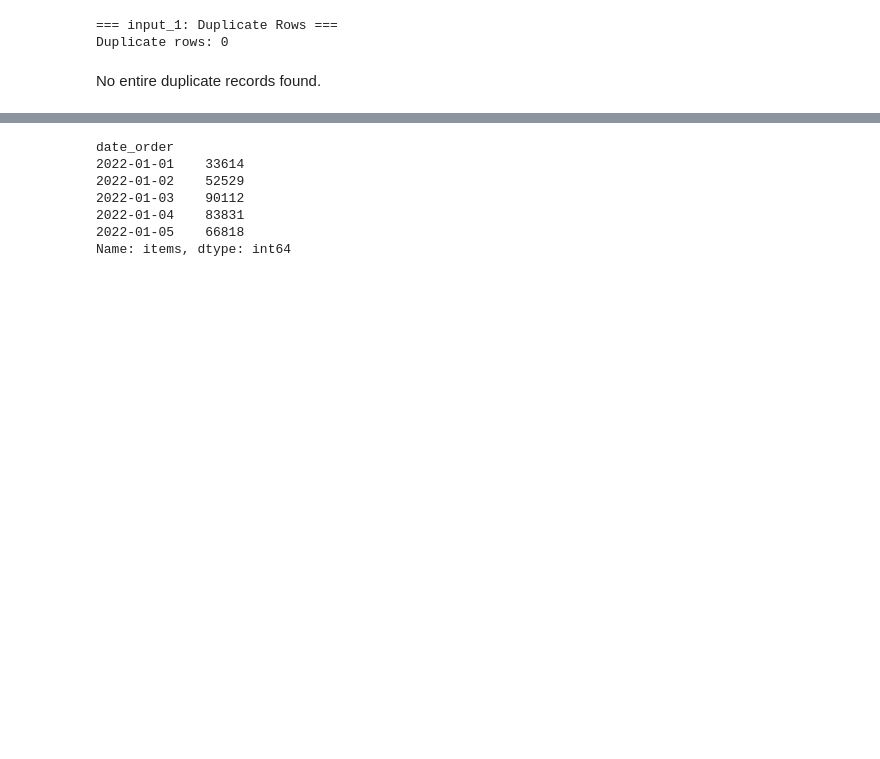
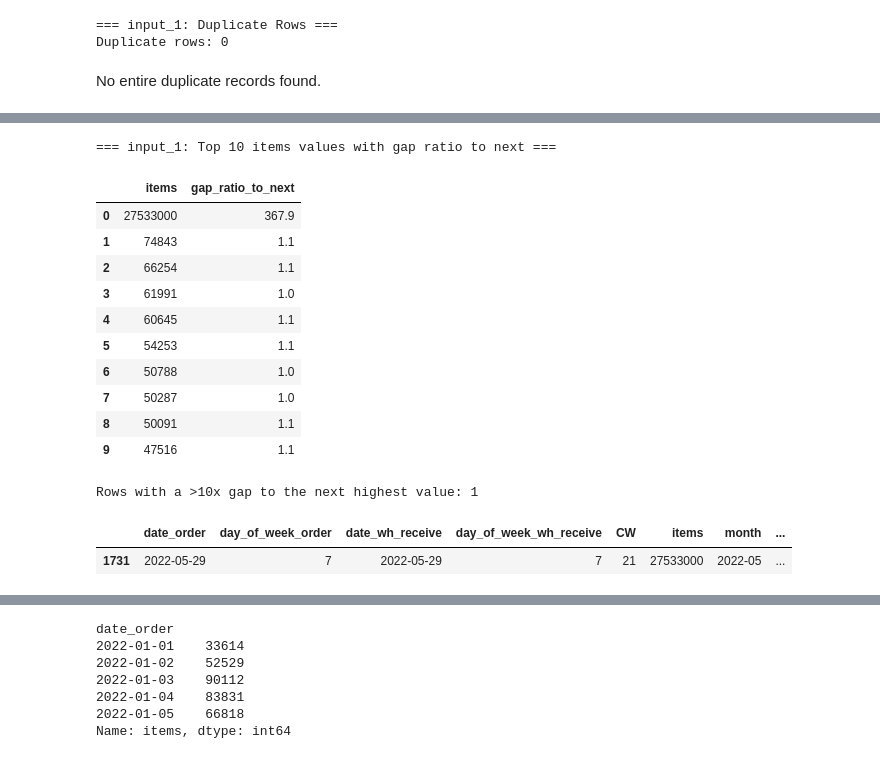
Before and after one commit to traha-89/zalando_fcst_case_study, a Jupyter notebook: analysis.ipynb, the cells around one changed output, grey strips where cells are left out. Drawn from its saved outputs; the diff is of its cells as text; code cells hidden in the pictures; blank space fills up the shorter version.

```diff
--- a/analysis.ipynb
+++ b/analysis.ipynb
@@ -116,0 +159,36 @@ No entire duplicate records found.
+# %%
+### input_1: Outlier check on items (magnitude gap check)
+sorted_items = hist["items"].sort_values(ascending=False).reset_index(drop=True)
+gap_ratio = sorted_items / sorted_items.shift(-1)
+
+print("=== input_1: Top 10 items values with gap ratio to next ===")
+top10 = pd.DataFrame({
+    "items": sorted_items[:10],
+    "gap_ratio_to_next": gap_ratio[:10].round(1)
+})
+display(top10)
+
+# Flag rows where gap ratio exceeds 10x
+threshold = 10
+anomalies = hist[hist["items"] >= sorted_items[gap_ratio[gap_ratio > threshold].index[0]]] \
+    if (gap_ratio > threshold).any() else pd.DataFrame()
+
+print(f"\nRows with a >10x gap to the next highest value: {len(anomalies)}")
+if len(anomalies) > 0:
+    display(anomalies)
+# %% [output]
+=== input_1: Top 10 items values with gap ratio to next ===
+|  | items | gap_ratio_to_next |
+| 0 | 27533000 | 367.9 |
+| 1 | 74843 | 1.1 |
+| 2 | 66254 | 1.1 |
+| 3 | 61991 | 1.0 |
+| 4 | 60645 | 1.1 |
+| 5 | 54253 | 1.1 |
+| 6 | 50788 | 1.0 |
+| 7 | 50287 | 1.0 |
+| 8 | 50091 | 1.1 |
+| 9 | 47516 | 1.1 |
+Rows with a >10x gap to the next highest value: 1
+|  | date_order | day_of_week_order | date_wh_receive | day_of_week_wh_receive | CW | items | month | ... |
+| 1731 | 2022-05-29 | 7 | 2022-05-29 | 7 | 21 | 27533000 | 2022-05 | ... |
```
Also changed, not shown: parts of 12 cells of this notebook, 1 other file.
